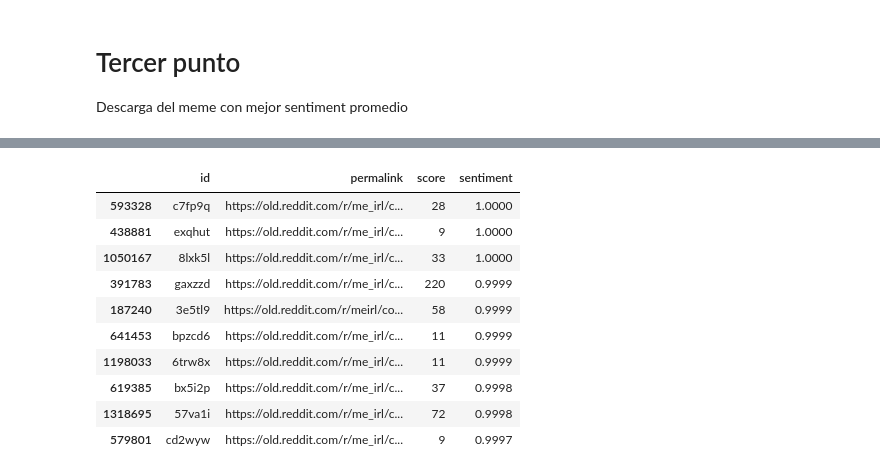
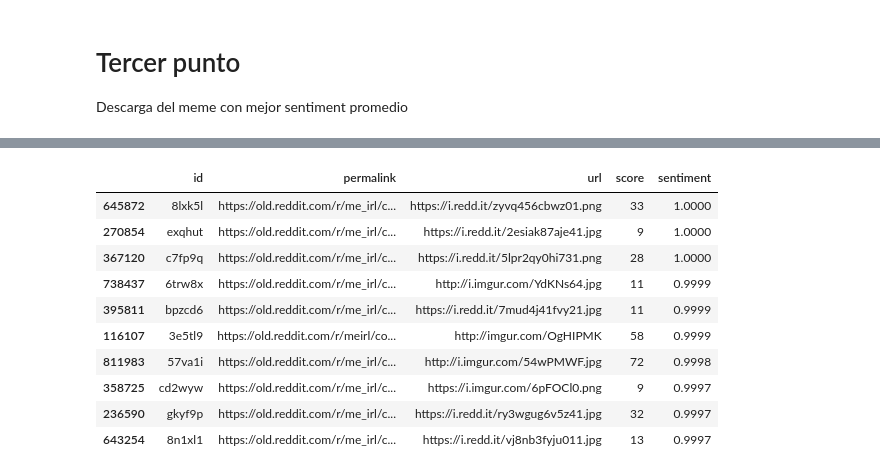
Before and after one commit to CrossNox/7574-TP2, a Jupyter notebook: notebooks/Explore dataset.ipynb, the cells around one changed output, grey strips where cells are left out. Cells and saved outputs as stored; diff of their text form; code cells hidden in the pictures.

Commit message:
explore data further

```diff
--- a/notebooks/Explore dataset.ipynb
+++ b/notebooks/Explore dataset.ipynb
@@ -13,7 +13,7 @@ if not pathlib.Path("data/the-reddit-irl-dataset-comments.csv").exists() or not
 # %% [markdown]
 # Posts
 # %%
-df_posts = pd.read_csv("data/the-reddit-irl-dataset-posts.csv", usecols=["id", "permalink", "score"], engine="c")
+df_posts = pd.read_csv("data/the-reddit-irl-dataset-posts.csv", usecols=["id", "permalink", "score", "url"], engine="c")
 # %%
 df_posts.info(memory_usage="deep")
 # %% [output]
@@ -122,7 +256,7 @@ Descarga del meme con mejor sentiment promedio
 # %%
 %%time
 
-df_posts.merge(
+df_posts.dropna(subset=["url"]).merge(
     df_comments.dropna(subset=["sentiment"]).groupby("post_id").sentiment.agg("mean"),
     how="inner",
     left_on="id",
@@ -137,11 +271,11 @@ Wall time: 7.52 s
-|  | id | permalink | score | sentiment |
-| 593328 | c7fp9q | https://old.reddit.com/r/me_irl/c... | 28 | 1.0000 |
-| 438881 | exqhut | https://old.reddit.com/r/me_irl/c... | 9 | 1.0000 |
-| 1050167 | 8lxk5l | https://old.reddit.com/r/me_irl/c... | 33 | 1.0000 |
-| 391783 | gaxzzd | https://old.reddit.com/r/me_irl/c... | 220 | 0.9999 |
-| 187240 | 3e5tl9 | https://old.reddit.com/r/meirl/co... | 58 | 0.9999 |
-| 641453 | bpzcd6 | https://old.reddit.com/r/me_irl/c... | 11 | 0.9999 |
-| 1198033 | 6trw8x | https://old.reddit.com/r/me_irl/c... | 11 | 0.9999 |
-| 619385 | bx5i2p | https://old.reddit.com/r/me_irl/c... | 37 | 0.9998 |
-| 1318695 | 57va1i | https://old.reddit.com/r/me_irl/c... | 72 | 0.9998 |
-| 579801 | cd2wyw | https://old.reddit.com/r/me_irl/c... | 9 | 0.9997 |
+|  | id | permalink | url | score | sentiment |
+| 645872 | 8lxk5l | https://old.reddit.com/r/me_irl/c... | https://i.redd.it/zyvq456cbwz01.png | 33 | 1.0000 |
+| 270854 | exqhut | https://old.reddit.com/r/me_irl/c... | https://i.redd.it/2esiak87aje41.jpg | 9 | 1.0000 |
+| 367120 | c7fp9q | https://old.reddit.com/r/me_irl/c... | https://i.redd.it/5lpr2qy0hi731.png | 28 | 1.0000 |
+| 738437 | 6trw8x | https://old.reddit.com/r/me_irl/c... | http://i.imgur.com/YdKNs64.jpg | 11 | 0.9999 |
+| 395811 | bpzcd6 | https://old.reddit.com/r/me_irl/c... | https://i.redd.it/7mud4j41fvy21.jpg | 11 | 0.9999 |
+| 116107 | 3e5tl9 | https://old.reddit.com/r/meirl/co... | http://imgur.com/OgHIPMK | 58 | 0.9999 |
+| 811983 | 57va1i | https://old.reddit.com/r/me_irl/c... | http://i.imgur.com/54wPMWF.jpg | 72 | 0.9998 |
+| 358725 | cd2wyw | https://old.reddit.com/r/me_irl/c... | https://i.imgur.com/6pFOCl0.png | 9 | 0.9997 |
+| 236590 | gkyf9p | https://old.reddit.com/r/me_irl/c... | https://i.redd.it/ry3wgug6v5z41.jpg | 32 | 0.9997 |
+| 643254 | 8n1xl1 | https://old.reddit.com/r/me_irl/c... | https://i.redd.it/vj8nb3fyju011.jpg | 13 | 0.9997 |
```
Also changed, not shown: parts of 26 cells of this notebook.
